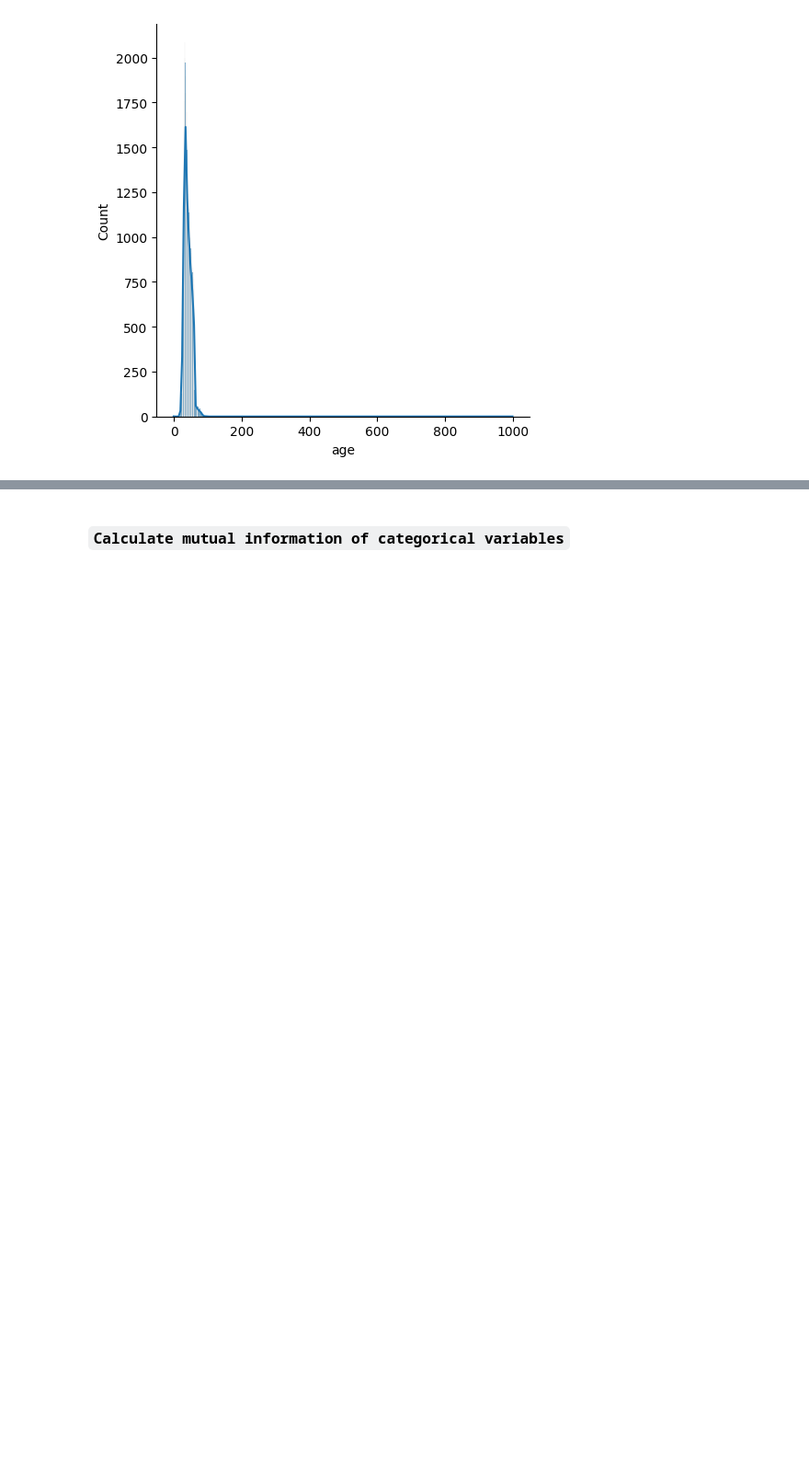
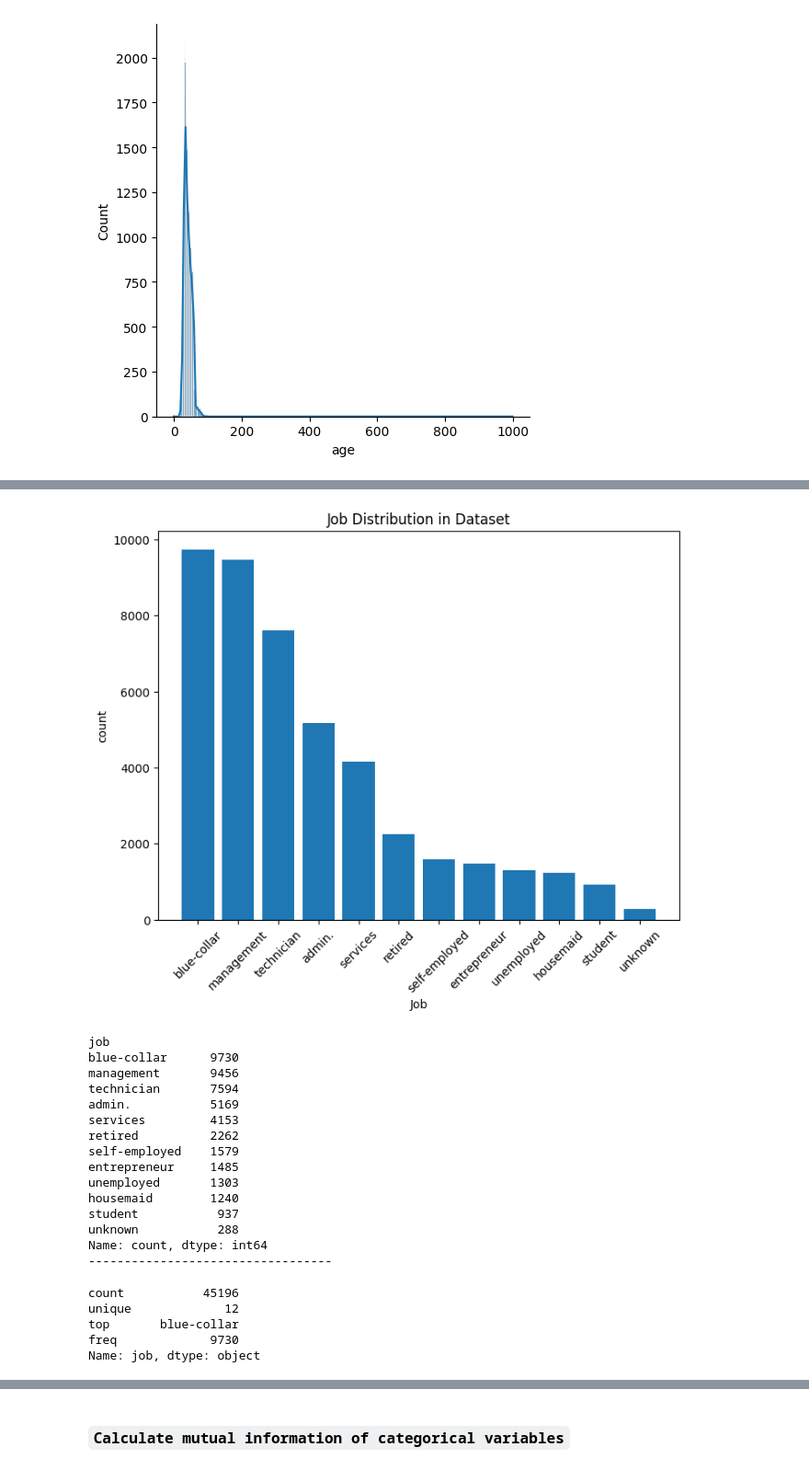
Before and after one commit to rmnchopra91/ml-zoomcamp, a Jupyter notebook: homework/2023/07-Project/notebook.ipynb, the cells around one changed output, grey strips where cells are left out. Shown at 92% size. Drawn from its saved outputs; the diff is of its cells as text; code cells hidden in the pictures; blank space fills up the shorter version.

```diff
--- a/homework/2023/07-Project/notebook.ipynb
+++ b/homework/2023/07-Project/notebook.ipynb
@@ -89,0 +124,38 @@ sns.displot(df.age, kde=True)
+# %%
+import matplotlib.pyplot as plt
+job_category_count = df['job'].value_counts()
+
+plt.figure(figsize=(8,6))
+plt.bar(job_category_count.index, job_category_count.values)
+
+plt.xlabel('Job')
+plt.ylabel('count')
+plt.title('Job Distribution in Dataset')
+plt.xticks(rotation=45)
+plt.show()
+
+print(f"{df['job'].value_counts()}")
+print("----------------------------------")
+df['job'].describe()
+# %% [output]
+[figure, added]
+job
+blue-collar      9730
+management       9456
+technician       7594
+admin.           5169
+services         4153
+retired          2262
+self-employed    1579
+entrepreneur     1485
+unemployed       1303
+housemaid        1240
+student           937
+unknown           288
+Name: count, dtype: int64
+----------------------------------
+count           45196
+unique             12
+top       blue-collar
+freq             9730
+Name: job, dtype: object
```
Also changed, not shown: parts of 50 cells of this notebook, 9 other files.
